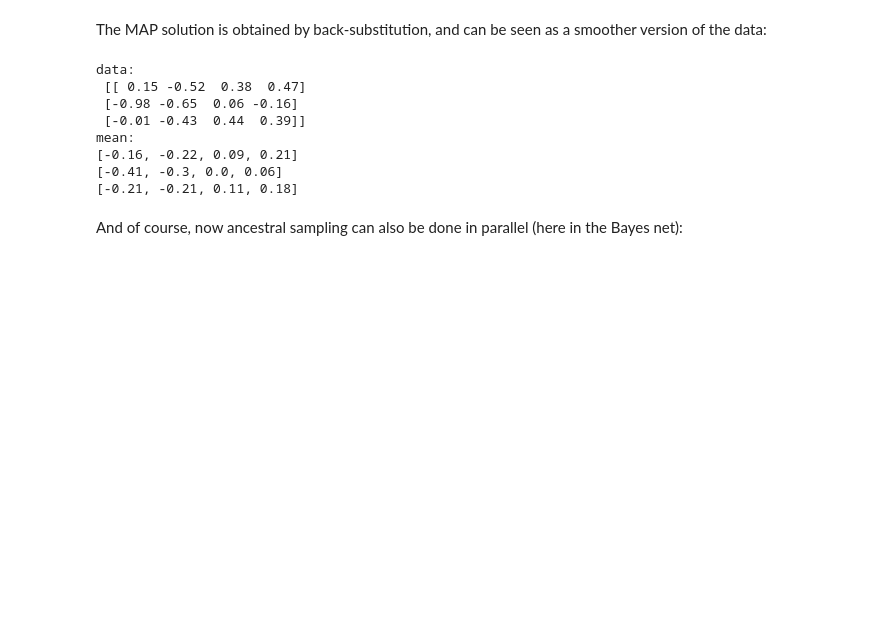
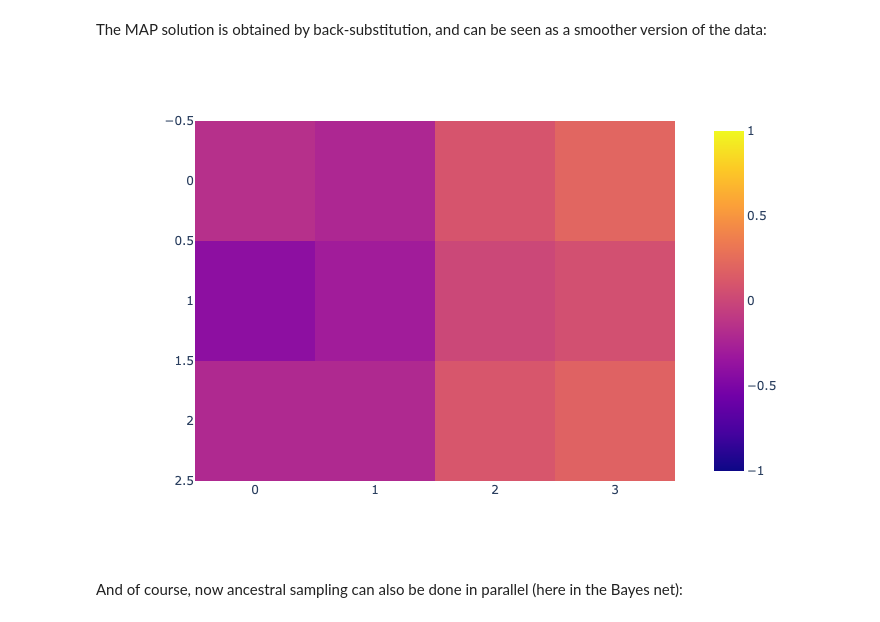
Before and after one commit to gtbook/gtsam-examples, a Jupyter notebook: GaussianMRFExample.ipynb, the cells around one changed output. Drawn from its saved outputs; the diff is of its cells as text; code cells hidden in the pictures; blank space fills up the shorter version.

````diff
--- a/GaussianMRFExample.ipynb
+++ b/GaussianMRFExample.ipynb
@@ -115,21 +118,11 @@ c|m m * r|
 ```
 # %% [markdown]
 The MAP solution is obtained by back-substitution, and can be seen as a smoother version of the data:
-# %%
-mean = nested_bayes_tree.optimize()
-print("data:\n", np.round(data[:,:,0],2))
-print("mean:")
-for row in range(M):
-    print([np.round(mean.at(keys[(row,col)]).item(),2) for col in range(N)])
-# %% [output]
-data:
- [[ 0.15 -0.52  0.38  0.47]
- [-0.98 -0.65  0.06 -0.16]
- [-0.01 -0.43  0.44  0.39]]
-mean:
-[-0.16, -0.22, 0.09, 0.21]
-[-0.41, -0.3, 0.0, 0.06]
-[-0.21, -0.21, 0.11, 0.18]
+# %%
+mean = nested_bayes_tree.optimize()
+px.imshow(mean.vector().reshape((M,N)), zmin=-1, zmax=1)
+# %% [output]
+[figure, added]
 # %% [markdown]
 And of course, now ancestral sampling can also be done in parallel (here in the Bayes net):
 # %%
````
Also changed, not shown: parts of 4 cells of this notebook, 2 other files.
